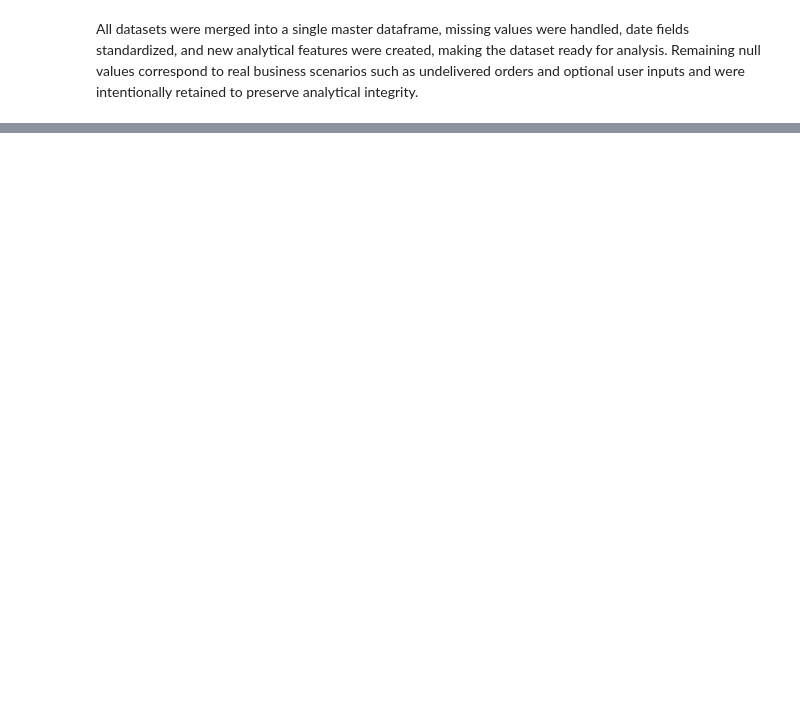
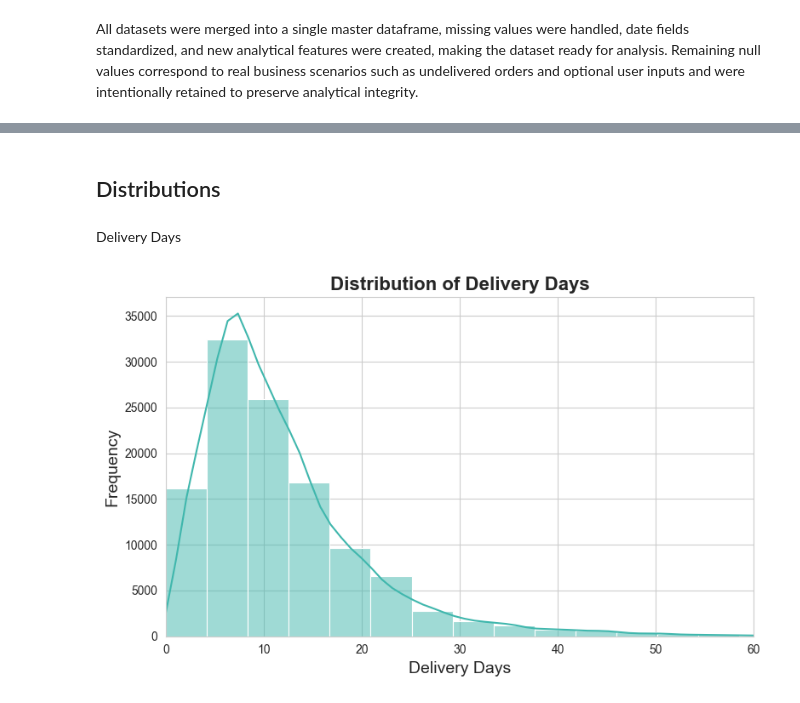
Before and after one commit to soumojit-dev/Ecommerce-Data-Analysis, a Jupyter notebook: analysis.ipynb, the cells around one changed output, grey strips where cells are left out. Drawn from its saved outputs; the diff is of its cells as text; code cells hidden in the pictures; blank space fills up the shorter version.

```diff
--- a/analysis.ipynb
+++ b/analysis.ipynb
@@ -80,18 +80,14 @@ master.describe()
 ## Data Cleaning
 # %%
 # Converting all date columns to datetime format
-date_cols = [
-    "order_purchase_timestamp",
-    "order_approved_at",
-    "order_delivered_carrier_date",
-    "order_delivered_customer_date",
-    "order_estimated_delivery_date"
-]
-
-for col in date_cols:
-    orders[col] = pd.to_datetime(orders[col])
+master["order_purchase_timestamp"] = pd.to_datetime(master["order_purchase_timestamp"])
+master["order_delivered_customer_date"] = pd.to_datetime(master["order_delivered_customer_date"])
 
 # Calculating delivery days and analyzing the distribution
-orders['delivery_days'] = (orders['order_delivered_customer_date'] - orders['order_purchase_timestamp']).dt.days
-orders['delivery_days'].describe()
+# orders['delivery_days'] = (orders['order_delivered_customer_date'] - orders['order_purchase_timestamp']).dt.days
+master["delivery_days"] = (
+    master["order_delivered_customer_date"] -
+    master["order_purchase_timestamp"]
+).dt.days
+master["delivery_days"].describe()
 # %% [output]
@@ -147,0 +200,2 @@ Remaining null values correspond to real business scenarios such as undelivered
+# %% [markdown]
+## Distributions
@@ -147,0 +205,13 @@ Remaining null values correspond to real business scenarios such as undelivered
+# %% [markdown]
+Delivery Days
+# %%
+plt.figure(figsize=(8, 5))
+sns.histplot(master['delivery_days'].dropna(), bins=50, kde=True, color=sns.color_palette("mako")[4])
+plt.title('Distribution of Delivery Days', fontsize=16, fontweight="bold")
+plt.xlabel('Delivery Days', fontsize=14)
+plt.ylabel('Frequency', fontsize=14)
+plt.xlim(0, 60)
+plt.tight_layout()
+plt.show()
+# %% [output]
+[figure, added]
```
Also changed, not shown: parts of 19 cells of this notebook, 1 other file.
